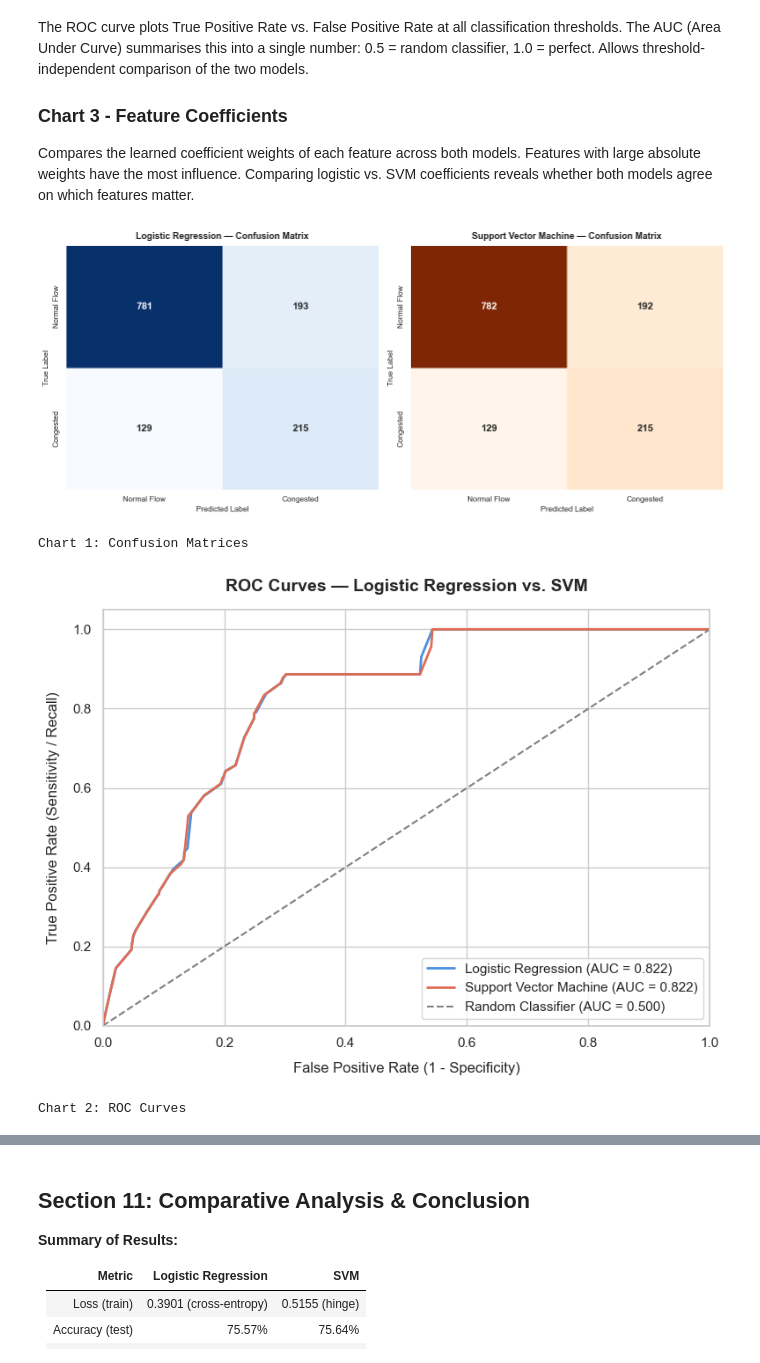
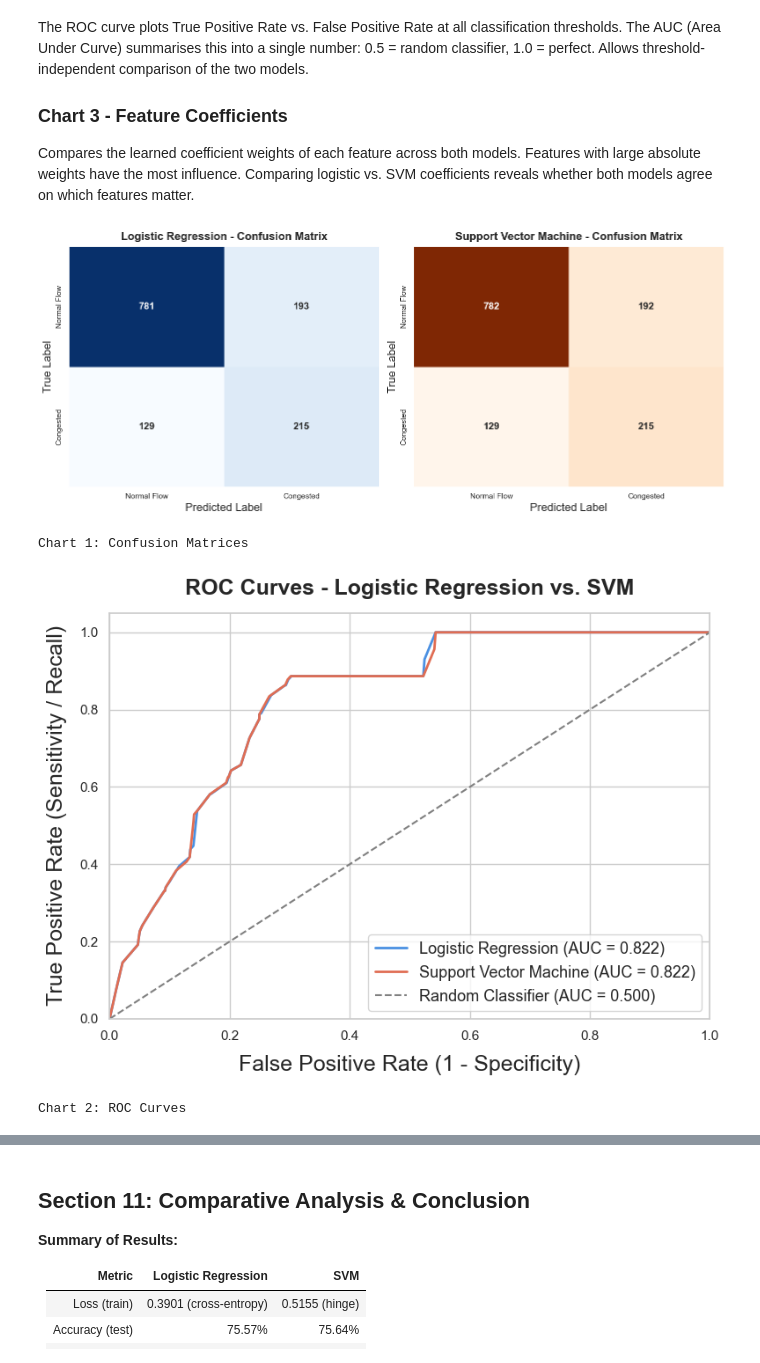
Before and after one commit to EnTeeKiu/FinalDataScience, a Jupyter notebook: Code/Task 2/Supervised_Learning.ipynb, the cells around one changed output, grey strips where cells are left out. Drawn from its saved outputs; the diff is of its cells as text; code cells hidden in the pictures.

```diff
--- a/Code/Task 2/Supervised_Learning.ipynb
+++ b/Code/Task 2/Supervised_Learning.ipynb
@@ -302,17 +302,17 @@ cm_svm = confusion_matrix(y_test, y_test_pred_svm_01)
 fig, axes = plt.subplots(1, 2, figsize=(14, 6))
 sns.heatmap(cm_log, annot=True, fmt='d', cmap='Blues', ax=axes[0], cbar=False,
             annot_kws={'size': 14, 'weight': 'bold'})
-axes[0].set_title('Logistic Regression - Confusion Matrix', fontsize=13, fontweight='bold', pad=10)
-axes[0].set_xlabel('Predicted Label', fontsize=11)
-axes[0].set_ylabel('True Label', fontsize=11)
+axes[0].set_title('Logistic Regression - Confusion Matrix', fontsize=16, fontweight='bold', pad=10)
+axes[0].set_xlabel('Predicted Label', fontsize=16)
+axes[0].set_ylabel('True Label', fontsize=16)
 axes[0].set_xticklabels(['Normal Flow', 'Congested'])
 axes[0].set_yticklabels(['Normal Flow', 'Congested'])
 
 sns.heatmap(cm_svm, annot=True, fmt='d', cmap='Oranges', ax=axes[1], cbar=False,
             annot_kws={'size': 14, 'weight': 'bold'})
-axes[1].set_title('Support Vector Machine - Confusion Matrix', fontsize=13, fontweight='bold', pad=10)
-axes[1].set_xlabel('Predicted Label', fontsize=11)
-axes[1].set_ylabel('True Label', fontsize=11)
+axes[1].set_title('Support Vector Machine - Confusion Matrix', fontsize=16, fontweight='bold', pad=10)
+axes[1].set_xlabel('Predicted Label', fontsize=16)
+axes[1].set_ylabel('True Label', fontsize=16)
 axes[1].set_xticklabels(['Normal Flow', 'Congested'])
 axes[1].set_yticklabels(['Normal Flow', 'Congested'])
 
@@ -320,33 +320,33 @@ plt.tight_layout()
 plt.show()
 print('Chart 1: Confusion Matrices')
 # %% [output]
-[figure, old version]
+[figure, new version]
 Chart 1: Confusion Matrices
 # %%
 # Chart 2: ROC Curves
 y_score_log = log_model.predict_proba(X_test)[:, 1]
 y_score_svm = svm_model.decision_function(X_test)
 
 fpr_log, tpr_log, _ = roc_curve(y_test, y_score_log)
 fpr_svm, tpr_svm, _ = roc_curve(y_test, y_score_svm)
 roc_auc_log = auc(fpr_log, tpr_log)
 roc_auc_svm = auc(fpr_svm, tpr_svm)
 
 plt.figure(figsize=(8, 6))
 plt.plot(fpr_log, tpr_log, color='#4A90E2', lw=2, label=f'Logistic Regression (AUC = {roc_auc_log:.3f})')
 plt.plot(fpr_svm, tpr_svm, color='#E06D53', lw=2, label=f'Support Vector Machine (AUC = {roc_auc_svm:.3f})')
 plt.plot([0, 1], [0, 1], color='gray', lw=1.5, linestyle='--', label='Random Classifier (AUC = 0.500)')
 plt.xlim([0, 1])
 plt.ylim([0, 1.05])
-plt.xlabel('False Positive Rate (1 - Specificity)', fontsize=12, labelpad=10)
-plt.ylabel('True Positive Rate (Sensitivity / Recall)', fontsize=12, labelpad=10)
-plt.title('ROC Curves - Logistic Regression vs. SVM', fontsize=14, fontweight='bold', pad=15)
-plt.legend(loc='lower right', fontsize=11)
+plt.xlabel('False Positive Rate (1 - Specificity)', fontsize=18, labelpad=10)
+plt.ylabel('True Positive Rate (Sensitivity / Recall)', fontsize=18, labelpad=10)
+plt.title('ROC Curves - Logistic Regression vs. SVM', fontsize=18, fontweight='bold', pad=15)
+plt.legend(loc='lower right', fontsize=13)
 plt.tight_layout()
 plt.show()
 print('Chart 2: ROC Curves')
 # %% [output]
-[figure, old version]
+[figure, new version]
 Chart 2: ROC Curves
 # %%
 # Chart 3: Feature Coefficients Comparison
```
Also changed, not shown: parts of 3 cells of this notebook, 2 other files.
